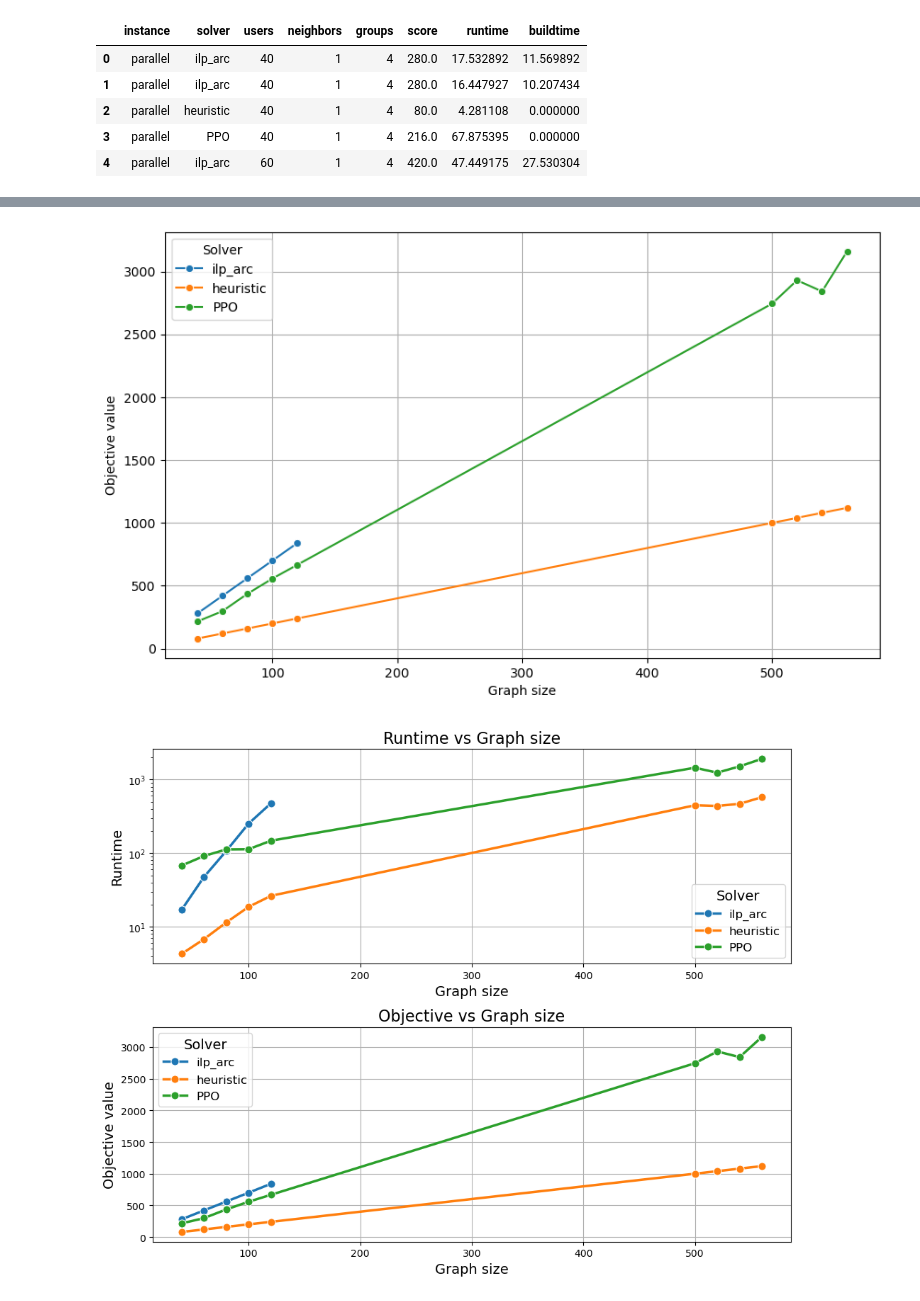
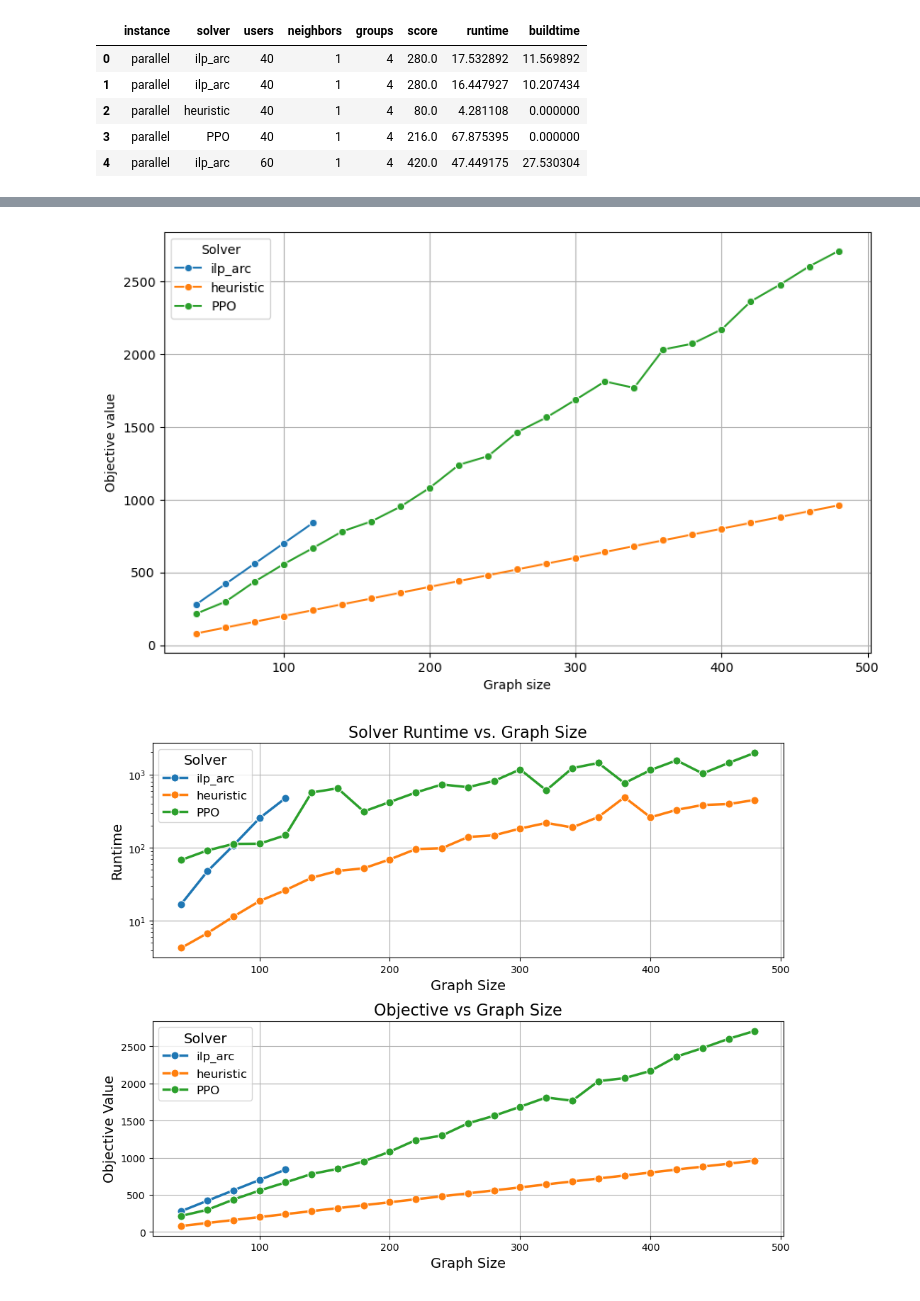
Before and after one commit to OrsoF/mec-placement-benchmarks, a Jupyter notebook: data_plot_star.ipynb, the cells around one changed output, grey strips where cells are left out. Saved outputs shown, nothing was run; the diff lists cells and outputs as text; code cells hidden in the pictures.

```diff
--- a/data_plot_star.ipynb
+++ b/data_plot_star.ipynb
@@ -22,6 +22,8 @@ df.head()
 | 2 | parallel | heuristic | 40 | 1 | 4 | 80.0 | 4.281108 | 0.000000 |
 | 3 | parallel | PPO | 40 | 1 | 4 | 216.0 | 67.875395 | 0.000000 |
 | 4 | parallel | ilp_arc | 60 | 1 | 4 | 420.0 | 47.449175 | 27.530304 |
+# %%
+df = df[df['users'] < 500]
 # %%
 plt.figure(figsize=(10, 6))
 sns.lineplot(data=df, x="users", y="runtime", hue="solver", marker="o")
@@ -45,7 +47,7 @@ plt.legend(title="Solver")
 plt.grid(True)
 plt.show()
 # %% [output]
-[figure, old version]
+[figure, new version]
 # %%
 fig, axes = plt.subplots(2, 1, figsize=(10, 8))
 
@@ -53,36 +55,36 @@ fig, axes = plt.subplots(2, 1, figsize=(10, 8))
 common_params = {
     'data': df,
     'x': 'users',
     'hue': 'solver',
     'marker': 'o',
     'linewidth': 2.5,  # Thicker lines
     'markersize': 8,   # Larger markers
     'ax': None
 }
 
 # Plot runtime vs users
 common_params['ax'] = axes[0]
 sns.lineplot(y='runtime', **common_params)
-axes[0].set_title("Runtime vs Graph size", fontsize=16)
-axes[0].set_xlabel("Graph size", fontsize=14)
+axes[0].set_title("Solver Runtime vs. Graph Size", fontsize=16)
+axes[0].set_xlabel("Graph Size", fontsize=14)
 axes[0].set_ylabel("Runtime", fontsize=14)
 axes[0].set_yscale("log")
 axes[0].legend(title="Solver", fontsize=12, title_fontsize=14)
 axes[0].grid(True)
 
 # Plot score vs users
 common_params['ax'] = axes[1]
 sns.lineplot(y='score', **common_params)
-axes[1].set_title("Objective vs Graph size", fontsize=16)
-axes[1].set_xlabel("Graph size", fontsize=14)
-axes[1].set_ylabel("Objective value", fontsize=14)
+axes[1].set_title("Objective vs Graph Size", fontsize=16)
+axes[1].set_xlabel("Graph Size", fontsize=14)
+axes[1].set_ylabel("Objective Value", fontsize=14)
 axes[1].legend(title="Solver", fontsize=12, title_fontsize=14)
 axes[1].grid(True)
 axes[1].grid(True)
 
 # Adjust layout and save the figure
 plt.tight_layout()
 plt.savefig('final_star.pdf', bbox_inches='tight')
 plt.show()
 # %% [output]
-[figure, old version]
+[figure, new version]
```
Also changed, not shown: parts of 1 cell of this notebook, 11 other files.
